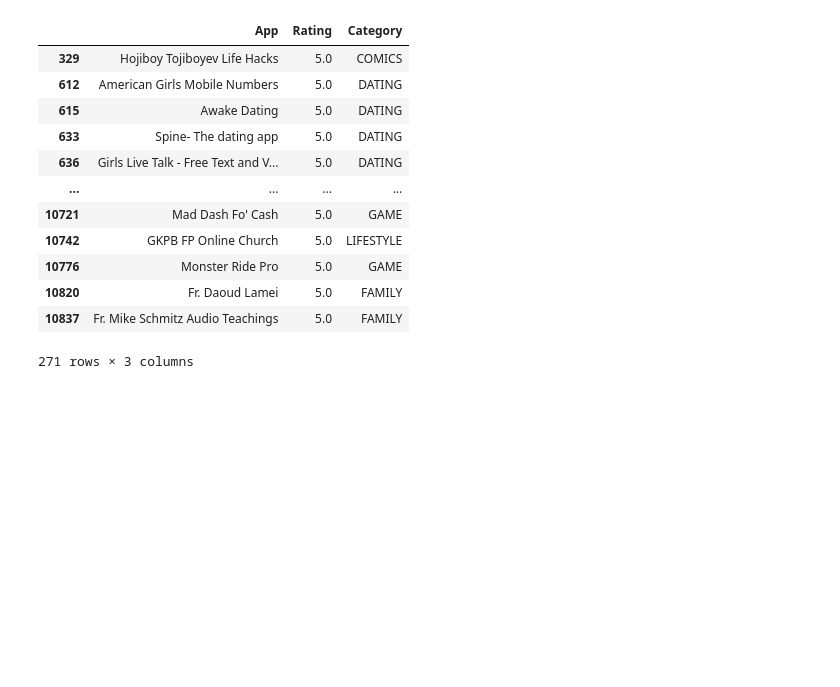
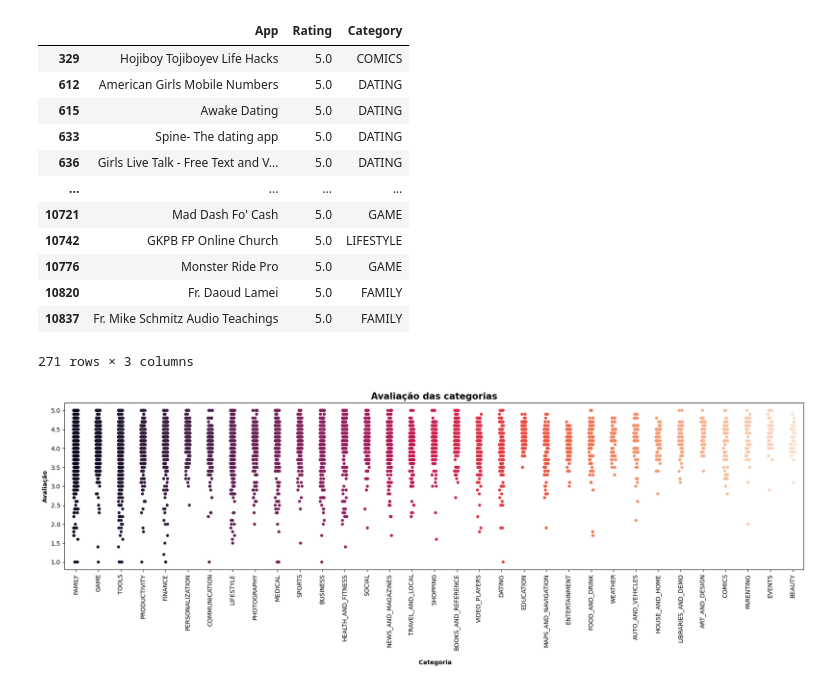
Before and after one commit to andressagomes26/ciencias_dados_estagio-docencia, a Jupyter notebook: Aula 01 - Pandas/Manipulação_de_Dados_Pandas.ipynb, the cells around one changed output. Saved outputs shown, nothing was run; the diff lists cells and outputs as text; code cells hidden in the pictures; blank space fills up the shorter version.

```diff
--- a/Aula 01 - Pandas/Manipulação_de_Dados_Pandas.ipynb
+++ b/Aula 01 - Pandas/Manipulação_de_Dados_Pandas.ipynb
@@ -810,3 +852,15 @@ df[(df.Rating == df.Rating.max())][["App", "Rating", "Category"]]
 | 10820 | Fr. Daoud Lamei | 5.0 | FAMILY |
 | 10837 | Fr. Mike Schmitz Audio Teachings | 5.0 | FAMILY |
 271 rows × 3 columns
+# %%
+fig, ax = plt.subplots(figsize=(22,5))
+
+sns.stripplot(x='Category', y='Rating', data=df, palette='rocket', order= df['Category'].value_counts().index)
+
+plt.xlabel('\n Categoria', fontsize= 10, fontweight = 'bold')
+plt.ylabel('Avaliação', fontsize= 10, fontweight = 'bold')
+plt.title('Avaliação das categorias', fontsize = 15, fontweight = 'bold')
+plt.xticks(rotation = 90)
+plt.show()
+# %% [output]
+[figure, added]
```
Also changed, not shown: parts of 14 cells of this notebook, 3 other files.
